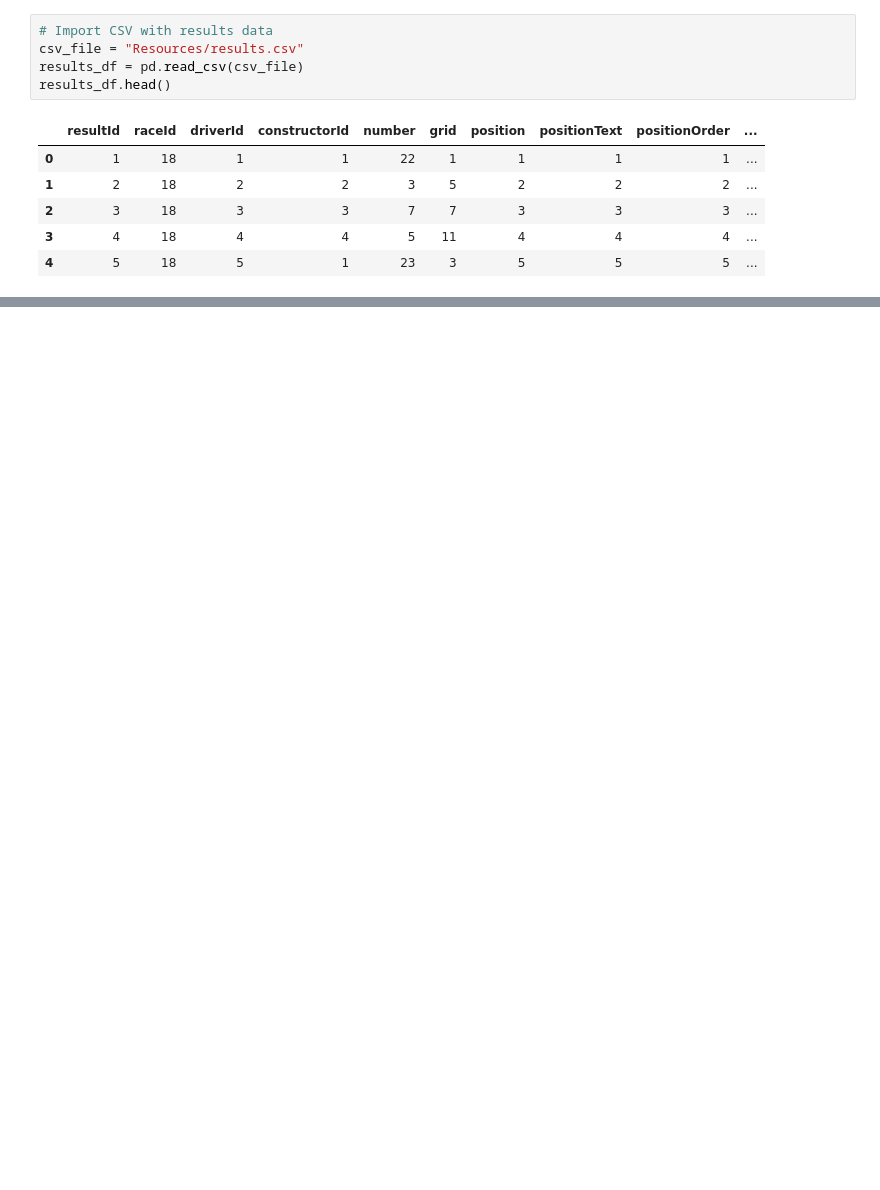
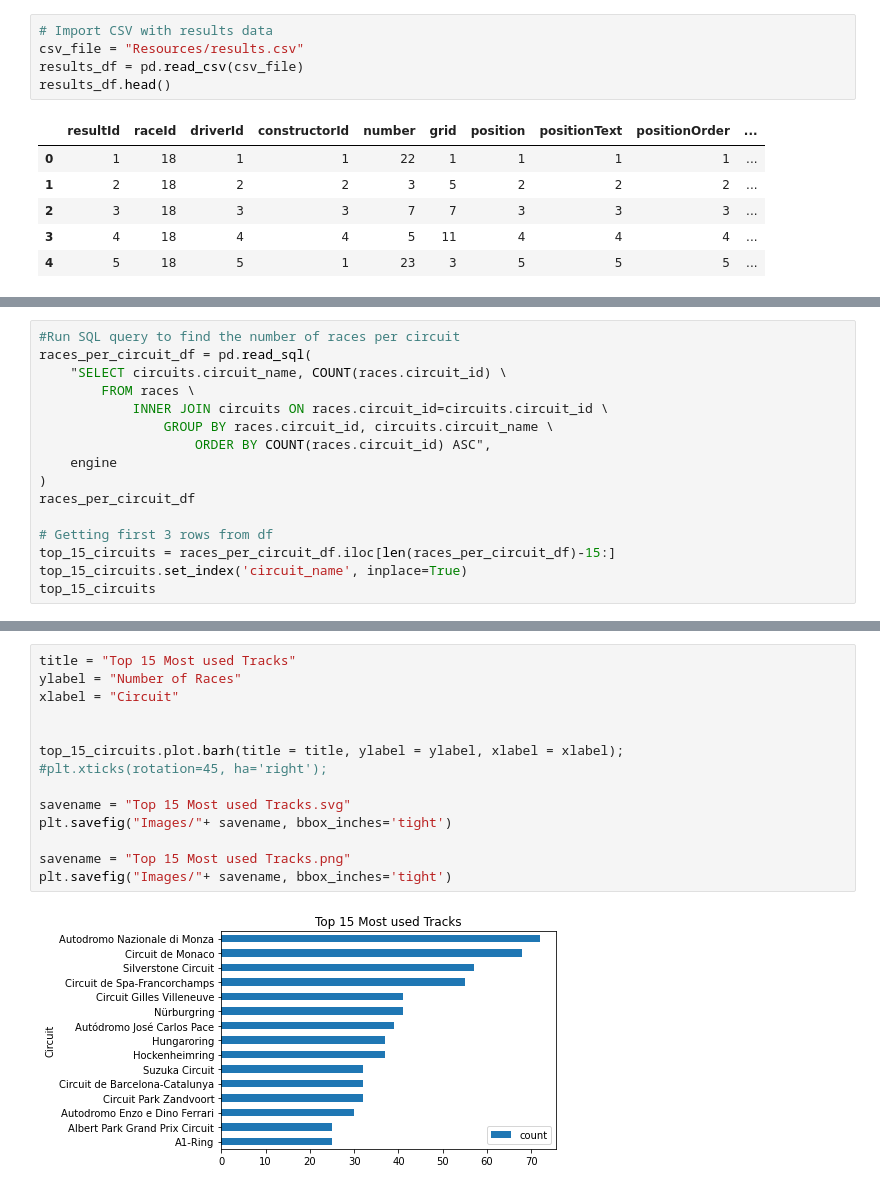
Before and after one commit to halabi93/Formula1-Dashboard, a Jupyter notebook: dftransform.ipynb, the cells around one changed output, grey strips where cells are left out. Cells and saved outputs as stored; diff of their text form; blank space fills up the shorter version.

```diff
--- a/dftransform.ipynb
+++ b/dftransform.ipynb
@@ -291,0 +290,16 @@ LINE 1: INSERT INTO drivers (status_id, status) VALUES (1, 'Finished...
+# %%
+#Run SQL query to find the number of races per circuit
+races_per_circuit_df = pd.read_sql(
+    "SELECT circuits.circuit_name, COUNT(races.circuit_id) \
+        FROM races \
+            INNER JOIN circuits ON races.circuit_id=circuits.circuit_id \
+                GROUP BY races.circuit_id, circuits.circuit_name \
+                    ORDER BY COUNT(races.circuit_id) ASC",
+    engine
+)
+races_per_circuit_df
+
+# Getting first 3 rows from df
+top_15_circuits = races_per_circuit_df.iloc[len(races_per_circuit_df)-15:]
+top_15_circuits.set_index('circuit_name', inplace=True)
+top_15_circuits
@@ -291,0 +324,16 @@ LINE 1: INSERT INTO drivers (status_id, status) VALUES (1, 'Finished...
+# %%
+title = "Top 15 Most used Tracks"
+ylabel = "Number of Races"
+xlabel = "Circuit"
+
+
+top_15_circuits.plot.barh(title = title, ylabel = ylabel, xlabel = xlabel);
+#plt.xticks(rotation=45, ha='right');
+
+savename = "Top 15 Most used Tracks.svg"
+plt.savefig("Images/"+ savename, bbox_inches='tight')
+
+savename = "Top 15 Most used Tracks.png"
+plt.savefig("Images/"+ savename, bbox_inches='tight')
+# %% [output]
+[figure, added]
```
Also changed, not shown: parts of 48 cells of this notebook, 6 other files.
